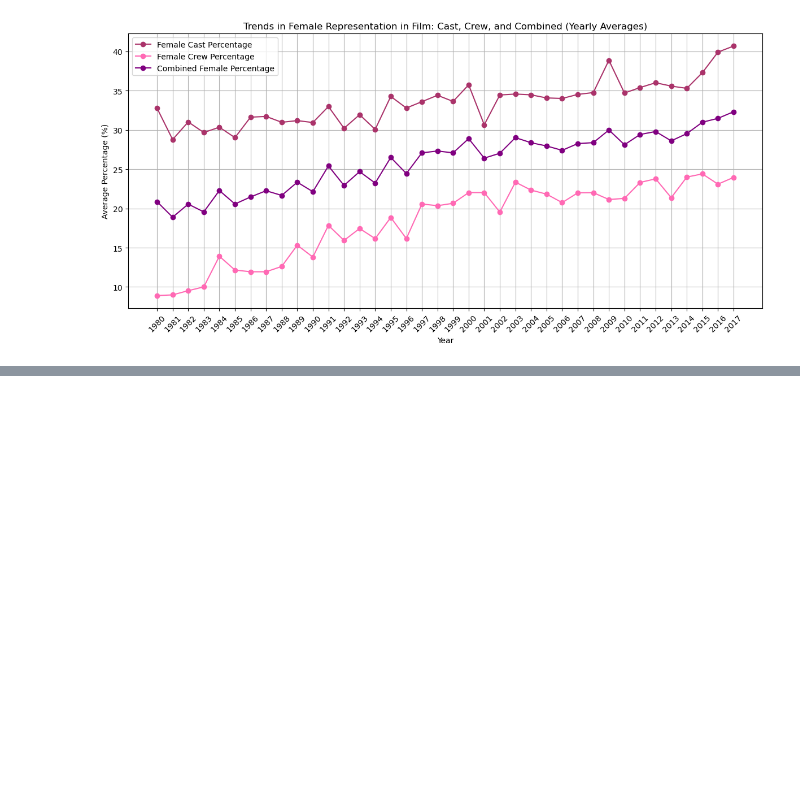
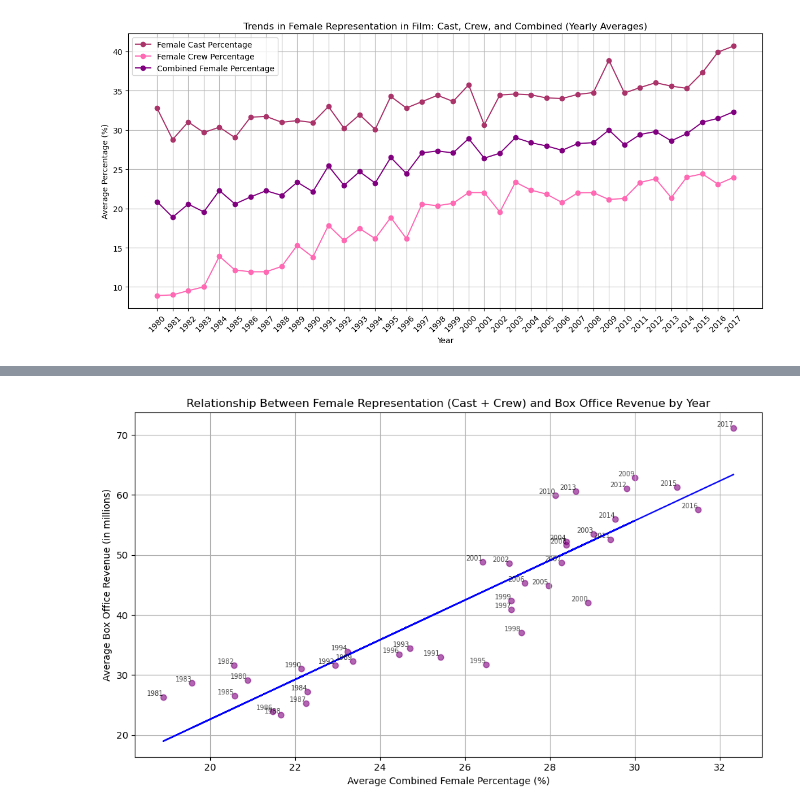
Before and after one commit to TomSull222/BCS-Project-1, a Jupyter notebook: dan-main.ipynb, the cells around one changed output, grey strips where cells are left out. Saved outputs shown, nothing was run; the diff lists cells and outputs as text; code cells hidden in the pictures; blank space fills up the shorter version.

```diff
--- a/dan-main.ipynb
+++ b/dan-main.ipynb
@@ -156,0 +181,45 @@ plt.show()
+# %%
+# Convert 'BoxOffice' to millions
+refined_df['BoxOffice_millions'] = refined_df['BoxOffice'] / 1_000_000
+
+# Group by Year and calculate the mean for combined female percentage and box office revenue
+grouped_df = refined_df.groupby('Year').agg({
+    'percent_female_combined': 'mean',
+    'BoxOffice_millions': 'mean'
+}).reset_index()  # Reset index to access 'Year'
+
+# Create scatter plot
+plt.figure(figsize=(10, 6))
+
+# Scatter plot with 'percent_female_combined' on x-axis and 'BoxOffice_millions' on y-axis
+plt.scatter(grouped_df['percent_female_combined'], grouped_df['BoxOffice_millions'],
+            color='purple', alpha=0.6)
+
+# Label each dot with the corresponding year
+for i, row in grouped_df.iterrows():
+    plt.text(row['percent_female_combined'], row['BoxOffice_millions'], str(int(row['Year'])),
+             fontsize=7, ha='right', va='bottom', alpha=0.75, color='black')
+
+# Perform linear regression to get the slope and intercept
+slope, intercept, r_value, p_value, std_err = stats.linregress(grouped_df['percent_female_combined'], grouped_df['BoxOffice_millions'])
+
+# Calculate trend line values
+trendline = intercept + slope * grouped_df['percent_female_combined']
+
+# Plot the trend line
+plt.plot(grouped_df['percent_female_combined'], trendline, color='blue')
+
+
+# Adding titles and labels
+plt.title('Relationship Between Female Representation (Cast + Crew) and Box Office Revenue by Year')
+plt.xlabel('Average Combined Female Percentage (%)')
+plt.ylabel('Average Box Office Revenue (in millions)')
+
+# Grid for better visibility
+plt.grid(True)
+
+# Show plot
+plt.tight_layout()
+plt.show()
+# %% [output]
+[figure, added]
```
Also changed, not shown: parts of 2 cells of this notebook.
